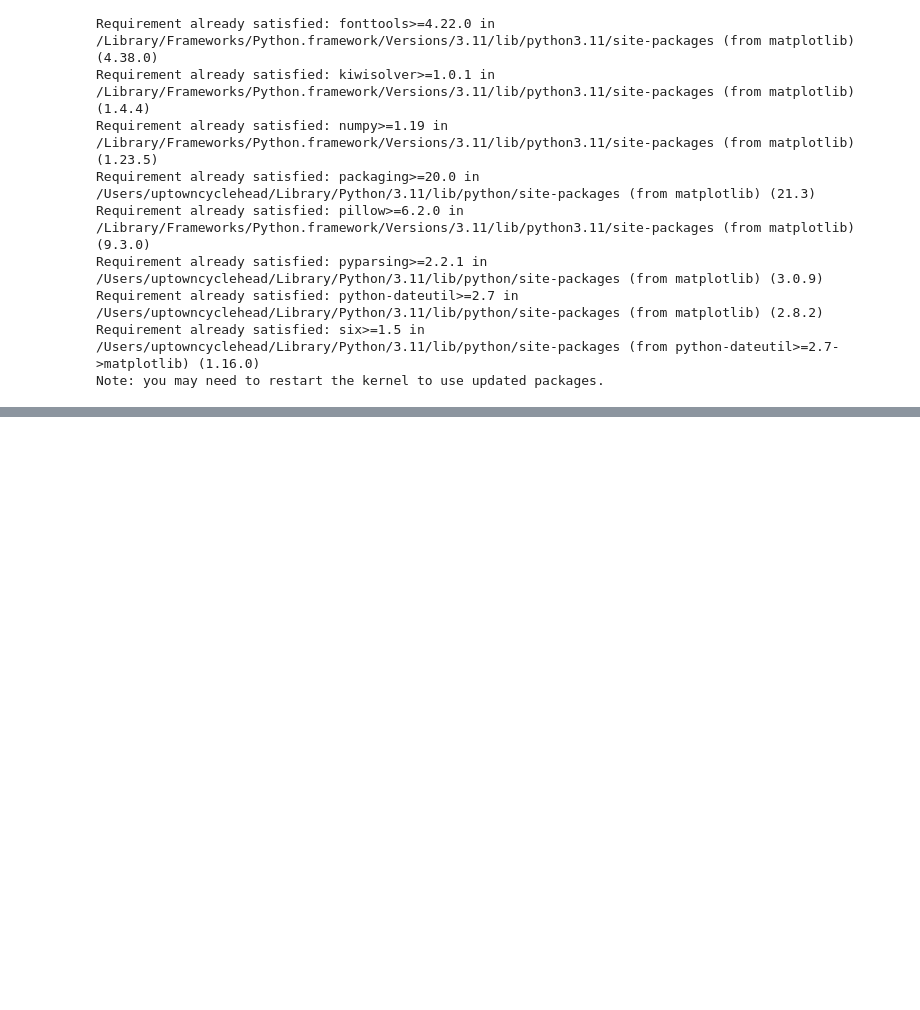
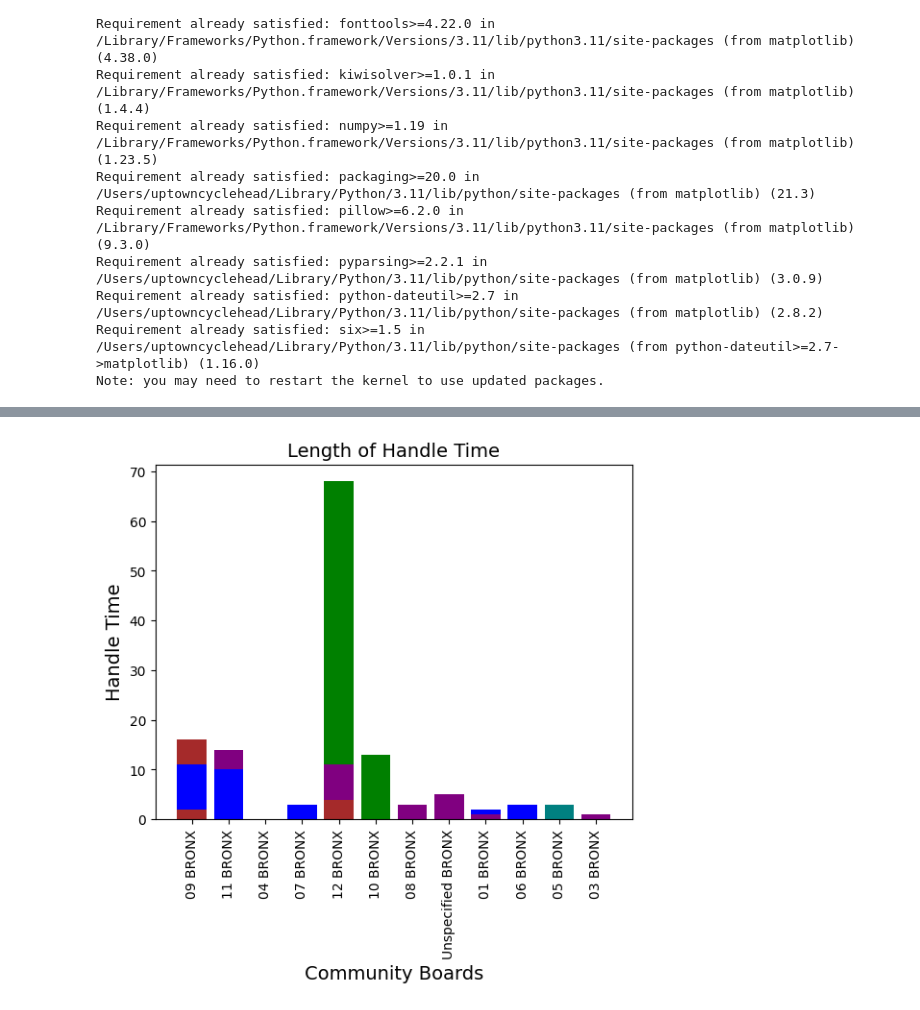
Before and after one commit to berryny/escooterdata, a Jupyter notebook: 311_The_Bronx_E_Scooter.ipynb, the cells around one changed output, grey strips where cells are left out. Cells and saved outputs as stored; diff of their text form; code cells hidden in the pictures; blank space fills up the shorter version.

```diff
--- a/311_The_Bronx_E_Scooter.ipynb
+++ b/311_The_Bronx_E_Scooter.ipynb
@@ -246,0 +292,11 @@ Note: you may need to restart the kernel to use updated packages.
+# %%
+colors = ['green','blue','purple','brown','teal']
+plt.bar(dfStatus['community_board'], dfStatus['handling_time'], color=colors)
+plt.title('Length of Handle Time', fontsize=14)
+plt.xlabel('Community Boards', fontsize=14)
+plt.ylabel('Handle Time', fontsize=14)
+plt.grid(False)
+plt.xticks(rotation = 90)
+plt.show()
+# %% [output]
+[figure, added]
```
Also changed, not shown: parts of 8 cells of this notebook.
